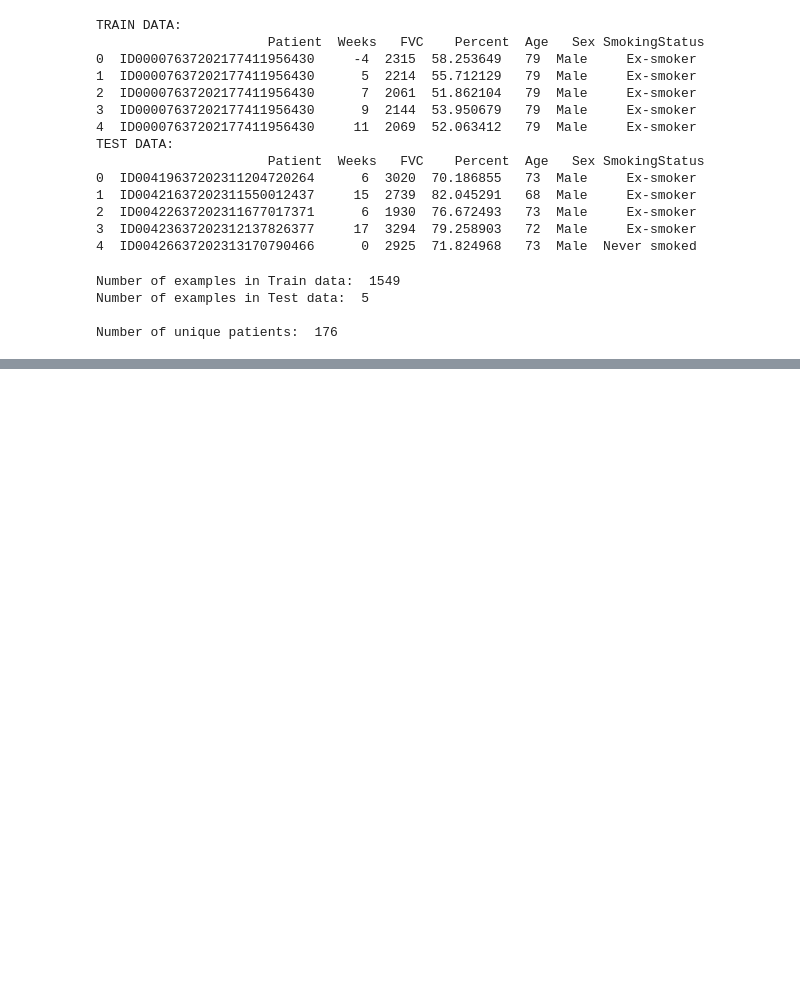
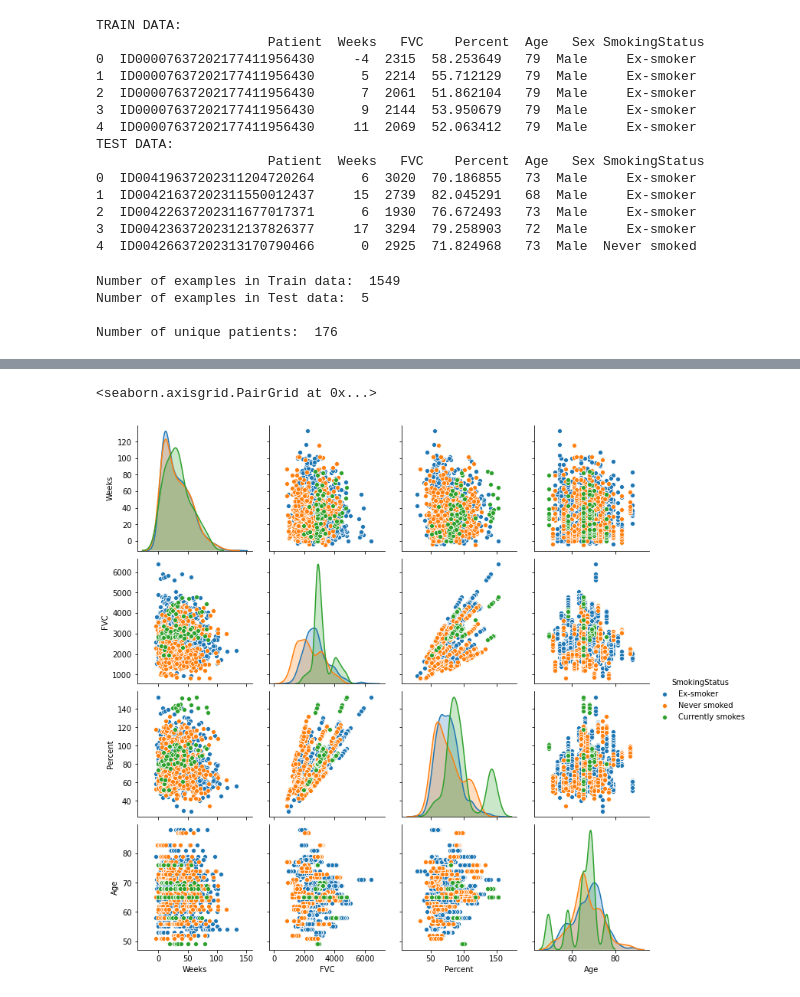
Before and after one commit to pansettykarthik/osic_pulmonary_fibrosis, a Jupyter notebook: data_visualization_osic.ipynb, the cells around one changed output, grey strips where cells are left out. Drawn from its saved outputs; the diff is of its cells as text; code cells hidden in the pictures; blank space fills up the shorter version.

```diff
--- a/data_visualization_osic.ipynb
+++ b/data_visualization_osic.ipynb
@@ -63,0 +84,5 @@ first_occurrence = train_data.first()
+# %%
+sns.pairplot(train_csv, hue='SmokingStatus')
+# %% [output]
+<seaborn.axisgrid.PairGrid at 0x...>
+[figure, added]
```
Also changed, not shown: parts of 9 cells of this notebook.
